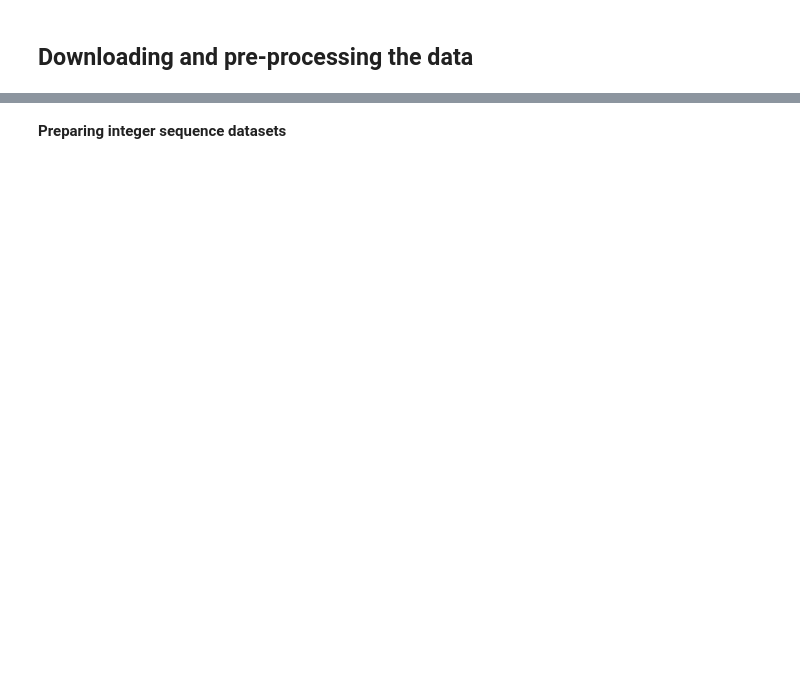
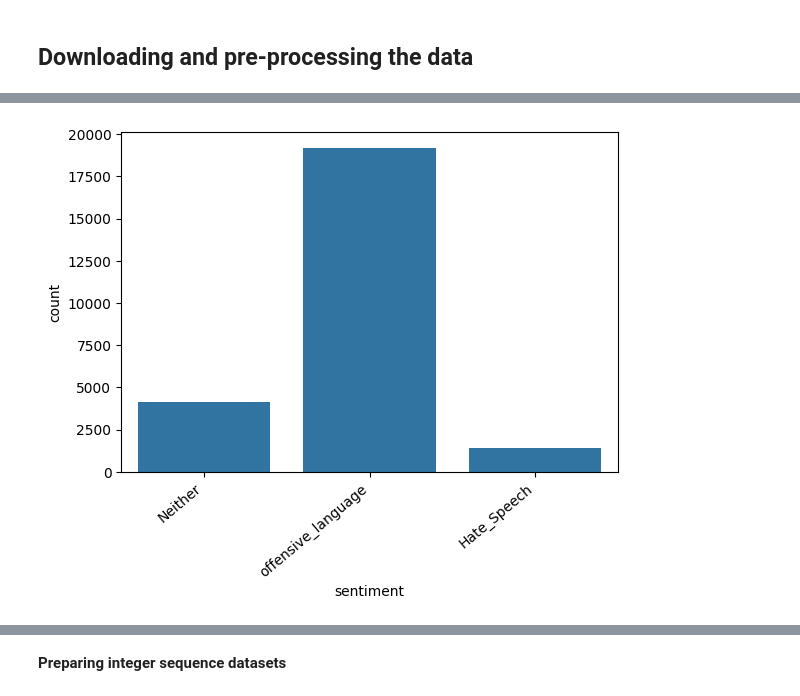
Before and after one commit to pedroconcejero/deep_learning_2024, a Jupyter notebook: 699_sequence_models_embeddings_bullying_2024.ipynb, the cells around one changed output, grey strips where cells are left out. Saved outputs shown, nothing was run; the diff lists cells and outputs as text; code cells hidden in the pictures; blank space fills up the shorter version.

```diff
--- a/699_sequence_models_embeddings_bullying_2024.ipynb
+++ b/699_sequence_models_embeddings_bullying_2024.ipynb
@@ -61,0 +34,4 @@ for category in ("neg", "pos"):
+# %%
+df = pd.read_csv('https://raw.githubusercontent.com/t-davidson/hate-speech-and-offensive-language/refs/heads/master/data/labeled_data.csv',
+                 delimiter = ',',
+                 header = 0)
@@ -61,0 +47,5 @@ for category in ("neg", "pos"):
+# %%
+df.drop(['Unnamed: 0','count'],
+        axis = 1,
+        inplace = True)
+df.duplicated().sum()
@@ -61,0 +64,15 @@ for category in ("neg", "pos"):
+# %%
+import matplotlib.pyplot as plt
+import seaborn as sns
+
+df['sentiment'] = df['class'].map({0:'Hate_Speech',1:'offensive_language',
+                                  2: 'Neither'})
+
+
+fig, axs = plt.subplots(figsize=(6,5))
+sns.countplot(x='sentiment',data=df,ax=axs)
+axs.set_xticklabels(axs.get_xticklabels(),rotation=40,ha="right")
+plt.tight_layout()
+plt.show()
+# %% [output]
+[figure, added]
```
Also changed, not shown: parts of 31 cells of this notebook.
